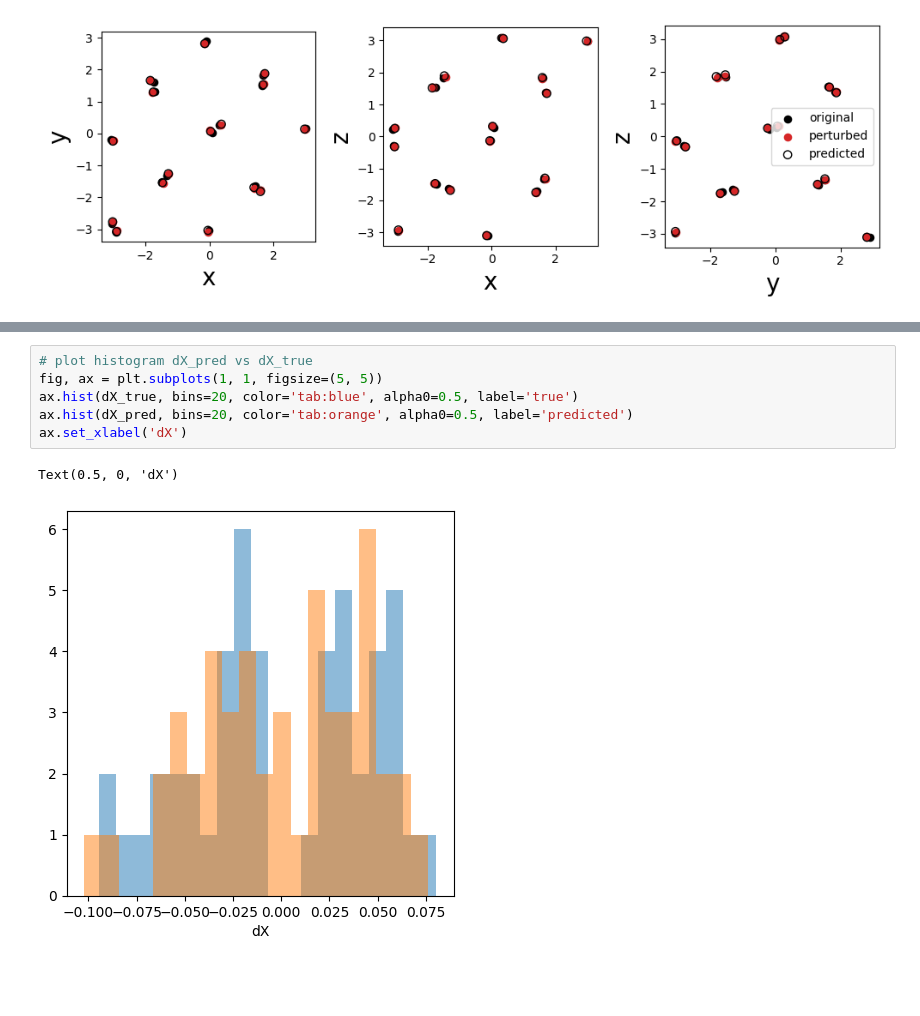
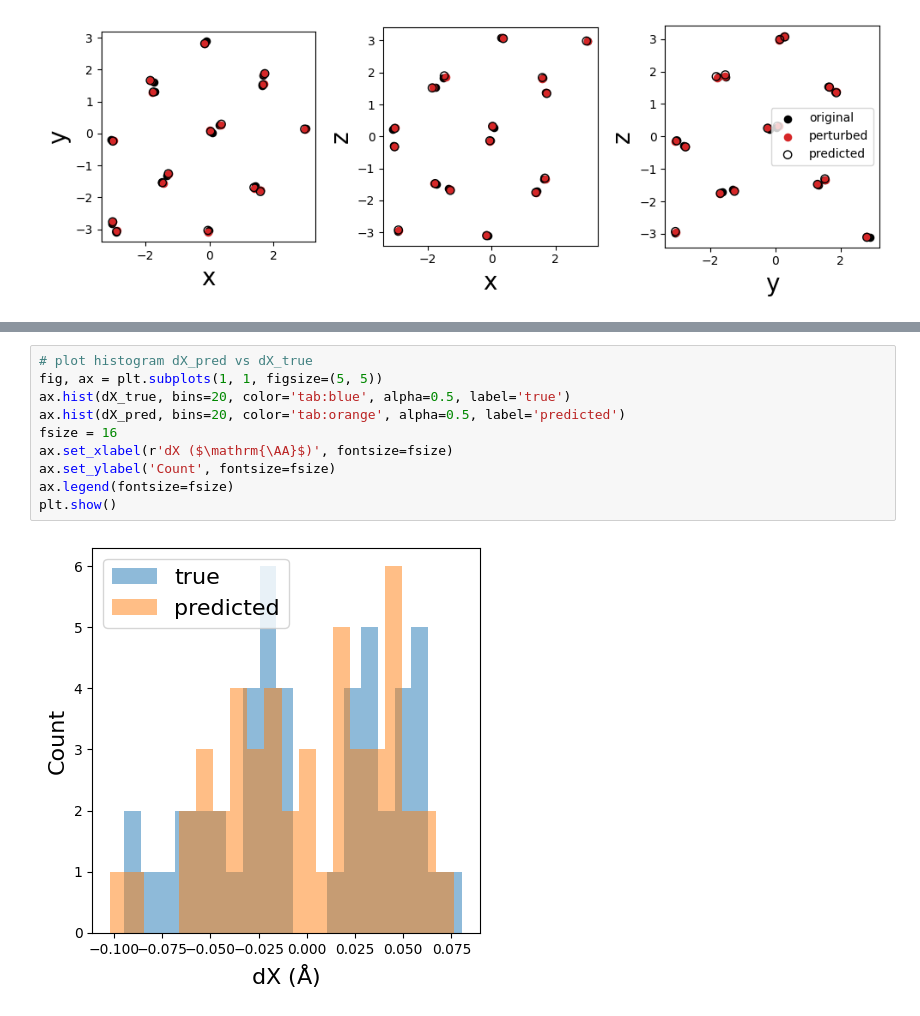
Before and after one commit to marseille-matmol/LammpsImplicitDerivative, a Jupyter notebook: examples/06-HEA-Inhom.ipynb, the cells around one changed output, grey strips where cells are left out. Drawn from its saved outputs; the diff is of its cells as text; blank space fills up the shorter version.

```diff
--- a/examples/run_scripts/HEA/HEA_one_shot.ipynb
+++ b/examples/06-HEA-Inhom.ipynb
@@ -192,9 +179,12 @@ plt.plot([dX_true.min(), dX_true.max()], [dX_true.min(), dX_true.max()], 'k--')
 # %%
 # plot histogram dX_pred vs dX_true
 fig, ax = plt.subplots(1, 1, figsize=(5, 5))
-ax.hist(dX_true, bins=20, color='tab:blue', alpha0=0.5, label='true')
-ax.hist(dX_pred, bins=20, color='tab:orange', alpha0=0.5, label='predicted')
-ax.set_xlabel('dX')
+ax.hist(dX_true, bins=20, color='tab:blue', alpha=0.5, label='true')
+ax.hist(dX_pred, bins=20, color='tab:orange', alpha=0.5, label='predicted')
+fsize = 16
+ax.set_xlabel(r'dX ($\mathrm{\AA}$)', fontsize=fsize)
+ax.set_ylabel('Count', fontsize=fsize)
+ax.legend(fontsize=fsize)
+plt.show()
 # %% [output]
-Text(0.5, 0, 'dX')
-[figure, old version]
+[figure, new version]
```
Also changed, not shown: parts of 8 cells of this notebook, 37 other files.
